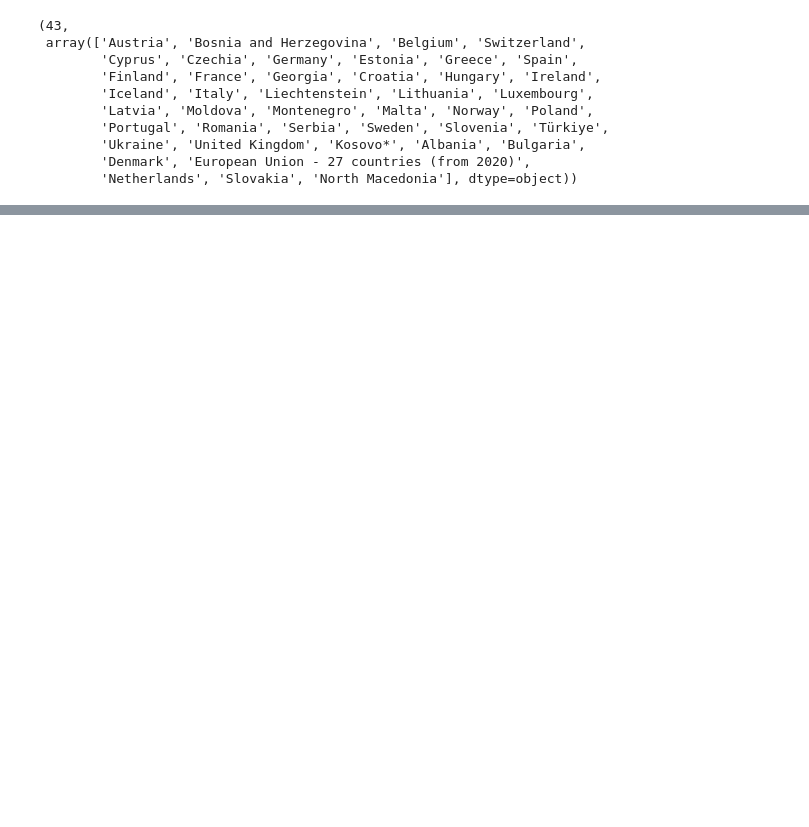
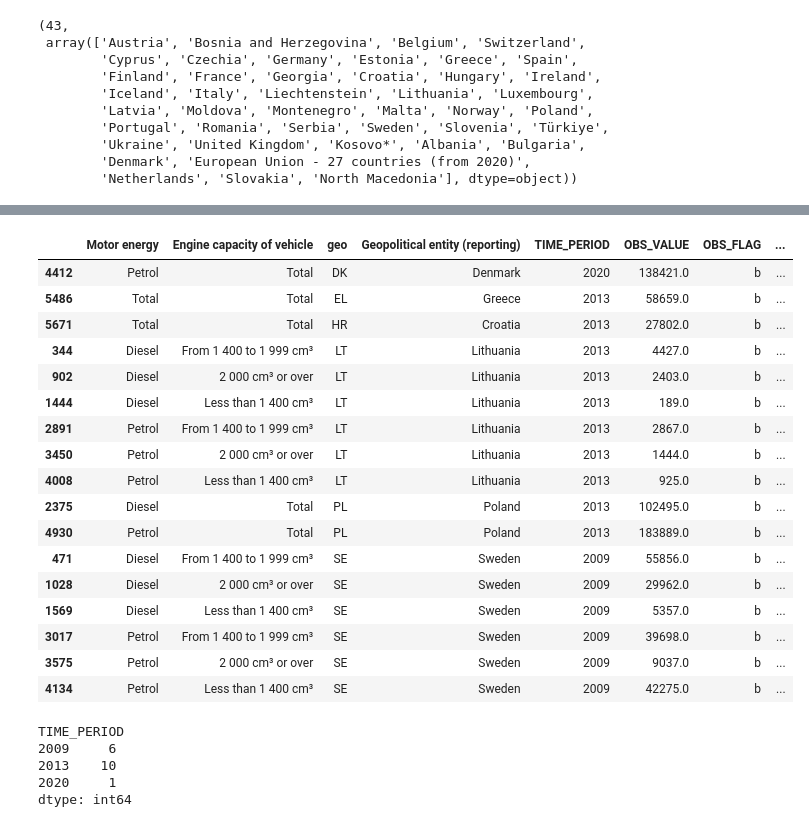
Before and after one commit to GianlucaRigatti/dataviz-project, a Jupyter notebook: technical_report/1_dataset_analysis_eurostat_new_passenger_cars_by_type_of_motor_energy_and_engine_size.ipynb, the cells around one changed output, grey strips where cells are left out. Saved outputs shown, nothing was run; the diff lists cells and outputs as text; code cells hidden in the pictures; blank space fills up the shorter version.

```diff
--- a/technical_report/1_dataset_analysis_eurostat_new_passenger_cars_by_type_of_motor_energy_and_engine_size.ipynb
+++ b/technical_report/1_dataset_analysis_eurostat_new_passenger_cars_by_type_of_motor_energy_and_engine_size.ipynb
@@ -123,0 +336,31 @@ TODO: Decide whether to drop non EU countries.
+# %%
+df[df["OBS_FLAG"] == "b"].sort_values(
+    ["geo", "TIME_PERIOD"]
+)
+# %% [output]
+|  | Motor energy | Engine capacity of vehicle | geo | Geopolitical entity (reporting) | TIME_PERIOD | OBS_VALUE | OBS_FLAG | ... |
+| 4412 | Petrol | Total | DK | Denmark | 2020 | 138421.0 | b | ... |
+| 5486 | Total | Total | EL | Greece | 2013 | 58659.0 | b | ... |
+| 5671 | Total | Total | HR | Croatia | 2013 | 27802.0 | b | ... |
+| 344 | Diesel | From 1 400 to 1 999 cm³ | LT | Lithuania | 2013 | 4427.0 | b | ... |
+| 902 | Diesel | 2 000 cm³ or over | LT | Lithuania | 2013 | 2403.0 | b | ... |
+| 1444 | Diesel | Less than 1 400 cm³ | LT | Lithuania | 2013 | 189.0 | b | ... |
+| 2891 | Petrol | From 1 400 to 1 999 cm³ | LT | Lithuania | 2013 | 2867.0 | b | ... |
+| 3450 | Petrol | 2 000 cm³ or over | LT | Lithuania | 2013 | 1444.0 | b | ... |
+| 4008 | Petrol | Less than 1 400 cm³ | LT | Lithuania | 2013 | 925.0 | b | ... |
+| 2375 | Diesel | Total | PL | Poland | 2013 | 102495.0 | b | ... |
+| 4930 | Petrol | Total | PL | Poland | 2013 | 183889.0 | b | ... |
+| 471 | Diesel | From 1 400 to 1 999 cm³ | SE | Sweden | 2009 | 55856.0 | b | ... |
+| 1028 | Diesel | 2 000 cm³ or over | SE | Sweden | 2009 | 29962.0 | b | ... |
+| 1569 | Diesel | Less than 1 400 cm³ | SE | Sweden | 2009 | 5357.0 | b | ... |
+| 3017 | Petrol | From 1 400 to 1 999 cm³ | SE | Sweden | 2009 | 39698.0 | b | ... |
+| 3575 | Petrol | 2 000 cm³ or over | SE | Sweden | 2009 | 9037.0 | b | ... |
+| 4134 | Petrol | Less than 1 400 cm³ | SE | Sweden | 2009 | 42275.0 | b | ... |
+# %%
+df[df["OBS_FLAG"]=="b"].groupby("TIME_PERIOD").size() # As most of the "b" flags are <=2013 it is suggested to consider data from 2014 onwards for analysis
+# %% [output]
+TIME_PERIOD
+2009     6
+2013    10
+2020     1
+dtype: int64
```
Also changed, not shown: parts of 29 cells of this notebook, 4 other files.
